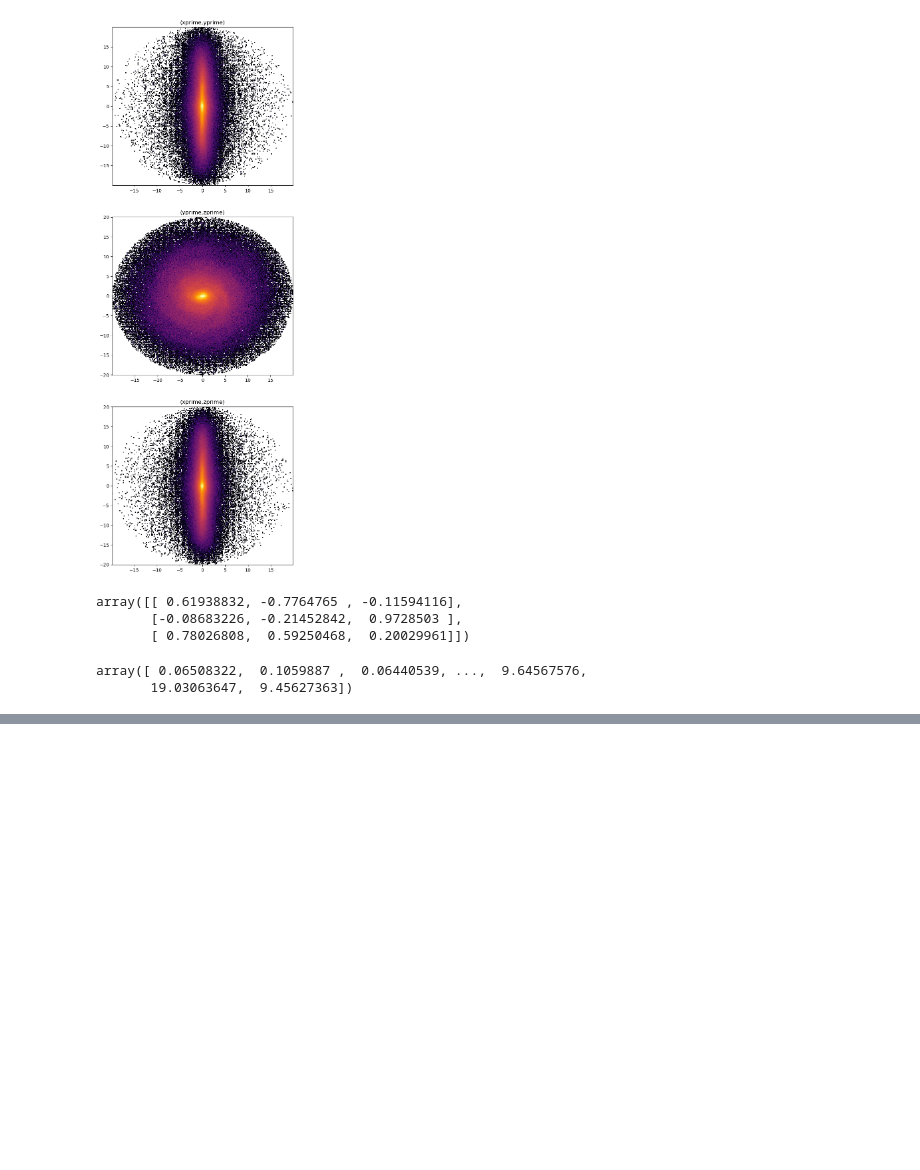
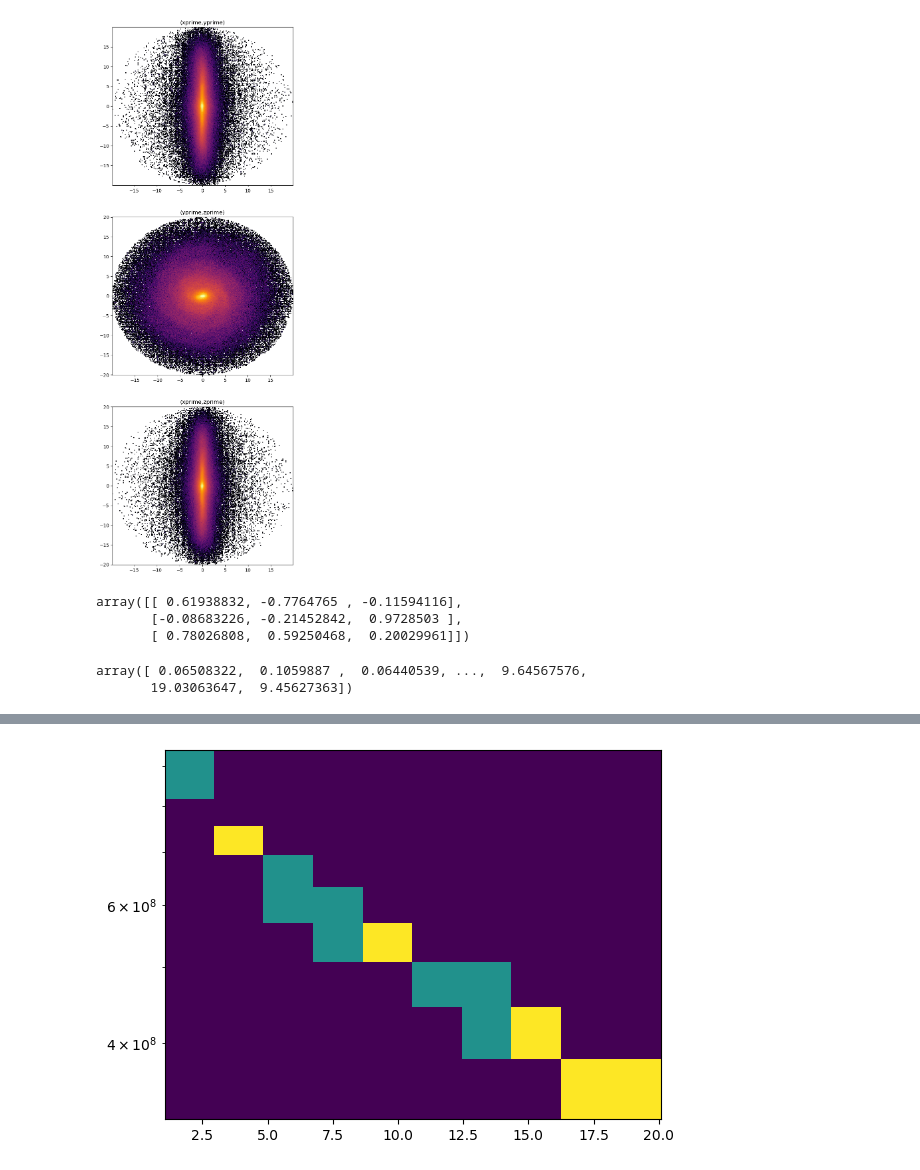
Before and after one commit to GregwiseNoah/Advanced-Computational-Astrophysics, a Jupyter notebook: Stars in a Galaxy/Solution.ipynb, the cells around one changed output, grey strips where cells are left out. Saved outputs shown, nothing was run; the diff lists cells and outputs as text; code cells hidden in the pictures; blank space fills up the shorter version.

```diff
--- a/Stars in a Galaxy/Solution.ipynb
+++ b/Stars in a Galaxy/Solution.ipynb
@@ -94,7 +94,6 @@ for i in massradius:
         if i[0]<=radii[j]:
             massinbins[j] += i[1]
 # %%
+massinbins = massinbins * u.M_sun
+radii = radii * u.kpc
 density = massinbins/(2*np.pi*radii*(radii[2] - radii[1]))
-plt.hist(radii, density)
-plt.semilogy()
-plt.show()
@@ -104,0 +100,2 @@ $[0.065083216,~0.1059887,~0.064405394,~\dots,~9.6456758,~19.030636,~9.4562736] \
+# %%
+density = density.
@@ -104,0 +111,6 @@ $[0.065083216,~0.1059887,~0.064405394,~\dots,~9.6456758,~19.030636,~9.4562736] \
+# %%
+plt.hist2d(radii.value[1:], density.value[1:])
+plt.semilogy()
+plt.show()
+# %% [output]
+[figure, added]
```
Also changed, not shown: parts of 5 cells of this notebook.
